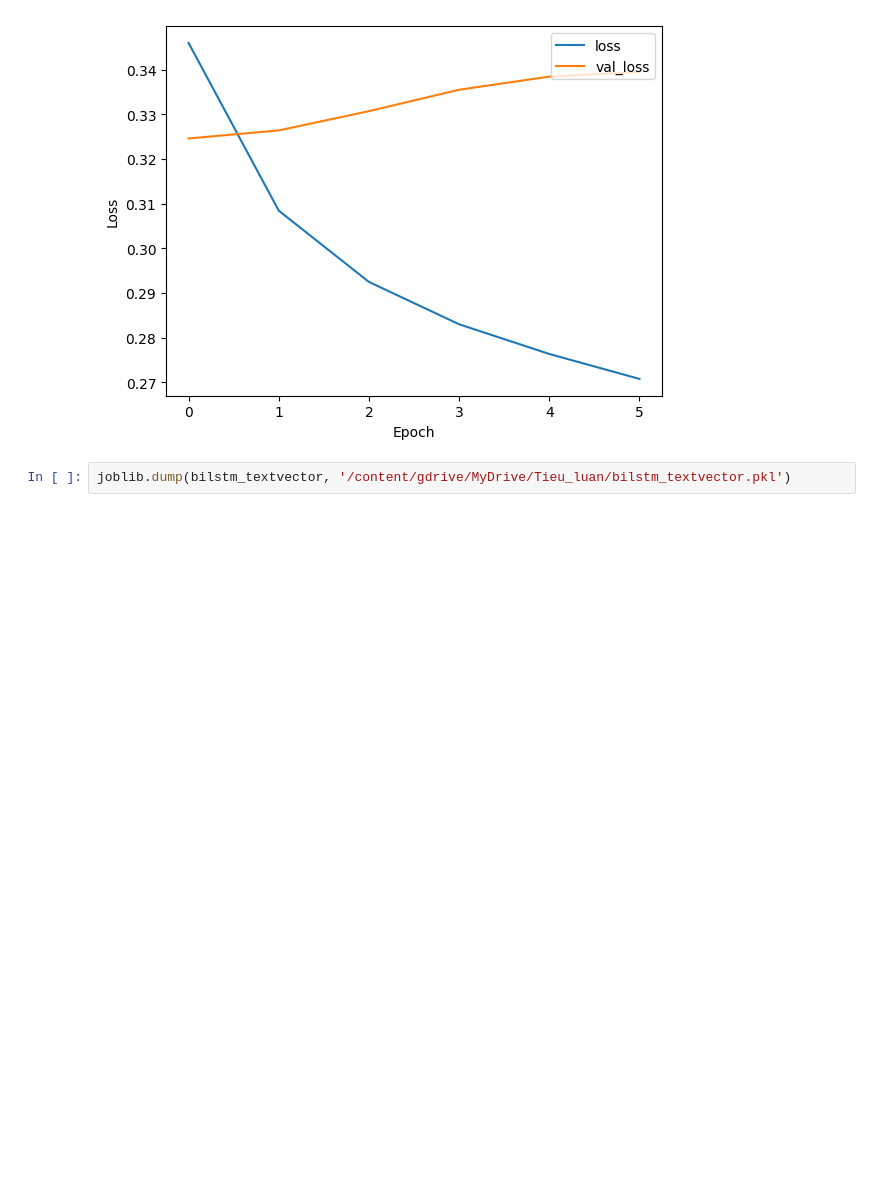
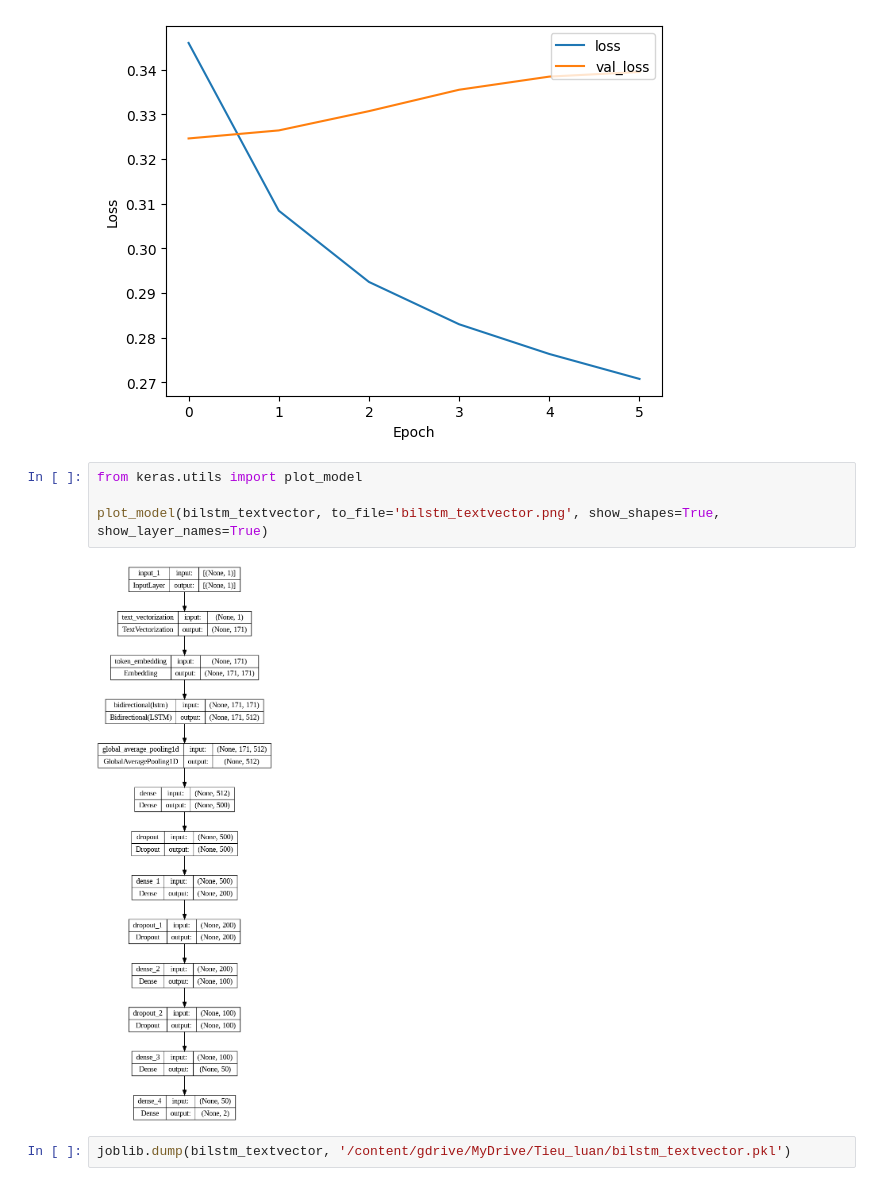
Before and after one commit to PhuongNhi187/TieuLuan_NguyenThiPhuongNhi_2024_2025, a Jupyter notebook: training_data_final.ipynb, the cells around one changed output. Drawn from its saved outputs; the diff is of its cells as text; blank space fills up the shorter version.

```diff
--- a/training_data_final.ipynb
+++ b/training_data_final.ipynb
@@ -291,6 +285,12 @@ plt.show()
 # %% [output]
 [figure]
 [figure]
+# %%
+from keras.utils import plot_model
+
+plot_model(bilstm_textvector, to_file='bilstm_textvector.png', show_shapes=True, show_layer_names=True)
+# %% [output]
+[figure, added]
 # %%
 joblib.dump(bilstm_textvector, '/content/gdrive/MyDrive/Tieu_luan/bilstm_textvector.pkl')
 # %% [output]
```
Also changed, not shown: parts of 12 cells of this notebook.
